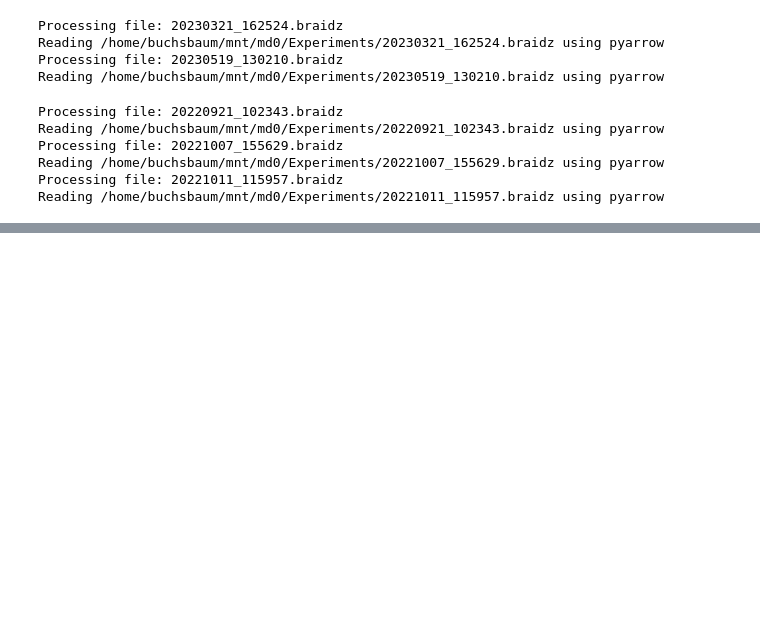
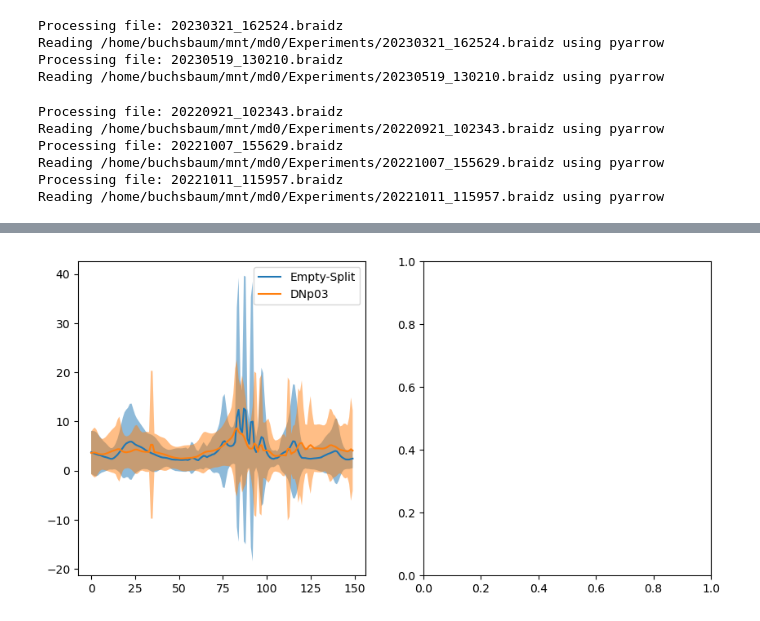
Before and after one commit to elhananby/fly_analysis, a Jupyter notebook: notebooks/velocity_analysis_example.ipynb, the cells around one changed output, grey strips where cells are left out. Cells and saved outputs as stored; diff of their text form; code cells hidden in the pictures; blank space fills up the shorter version.

```diff
--- a/notebooks/velocity_analysis_example.ipynb
+++ b/notebooks/velocity_analysis_example.ipynb
@@ -212,0 +489,13 @@ TypeError: object of type 'numpy.float64' has no len()
+# %%
+j53_angvels, j53_linvels, j53_xyzs = get_angvels(j53_df, j53_csvs)
+j64_angvels, j64_linvels, j64_xyzs = get_angvels(j64_df, j64_csvs)
+# %%
+fig, axs = plt.subplots(ncols=2, nrows=1, figsize=(10,5))
+
+# plot angular velocity
+plot_with_mean_and_std(j64_angvels, label="Empty-Split", ax=axs[0])
+plot_with_mean_and_std(j53_angvels, label="DNp03", ax=axs[0])
+
+plt.show()
+# %% [output]
+[figure, added]
```
Also changed, not shown: parts of 20 cells of this notebook, 7 other files.
